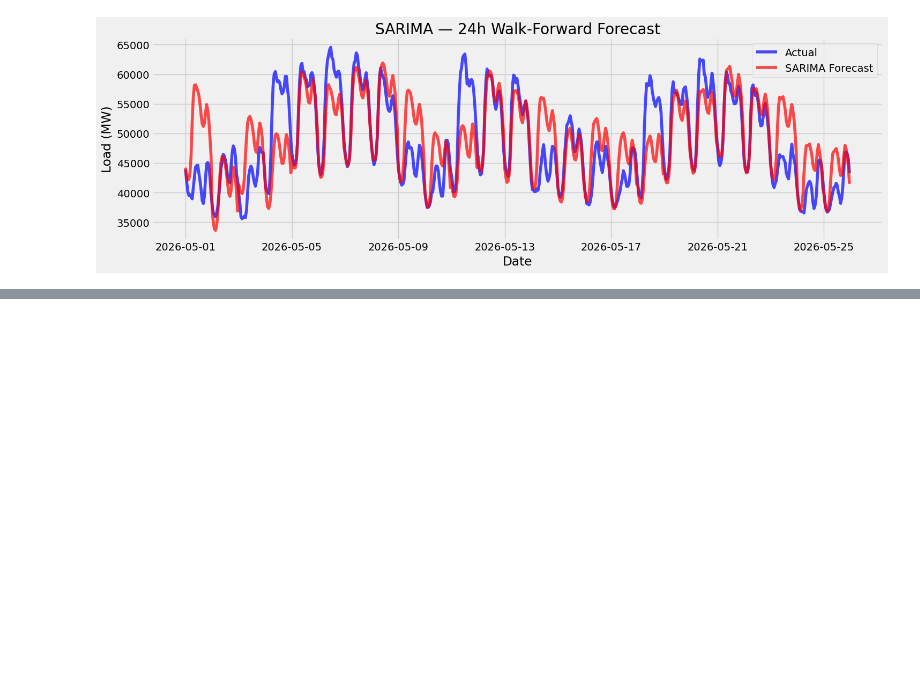
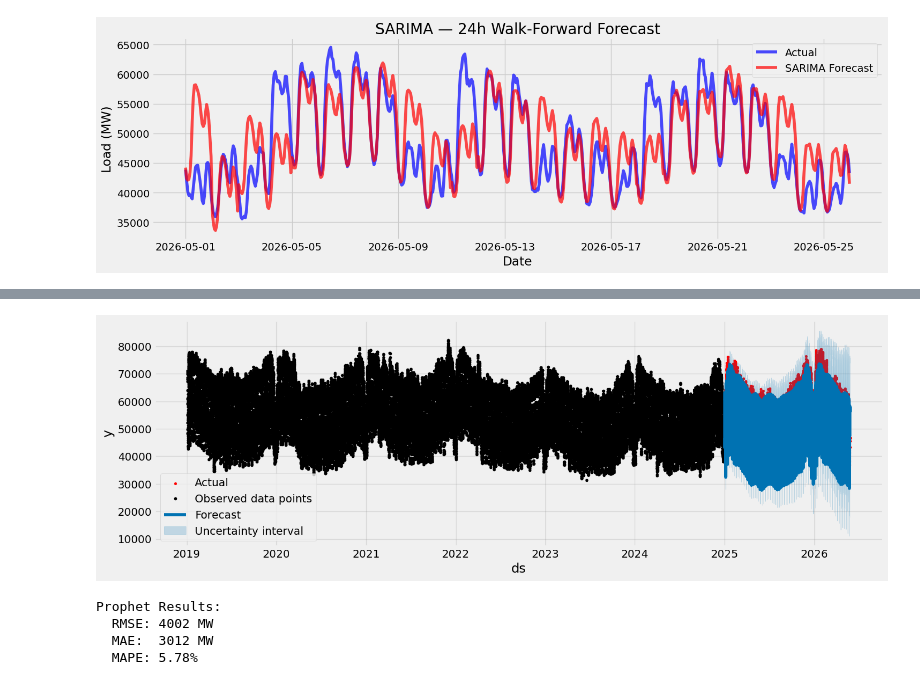
Before and after one commit to samithcsachi/grid-forecast, a Jupyter notebook: research/Model_Experiments.ipynb, the cells around one changed output, grey strips where cells are left out. Cells and saved outputs as stored; diff of their text form; code cells hidden in the pictures; blank space fills up the shorter version.

```diff
--- a/research/Model_Experiments.ipynb
+++ b/research/Model_Experiments.ipynb
@@ -189,0 +255,29 @@ plt.show()
+# %%
+# Plot the forecast with the actuals
+f, ax = plt.subplots(figsize=(15, 5))
+ax.scatter(test_prophet.index, test_prophet, color='r', label='Actual', s=10)
+
+# Plot Prophet forecast
+fig = model.plot(power_test_fcst, ax=ax)
+plt.legend()
+plt.show()
+# %% [output]
+[figure, added]
+# %%
+predictions_prophet = power_test_fcst['yhat'].values
+actuals_prophet = test_prophet.values
+
+
+rmse = np.sqrt(mean_squared_error(actuals_prophet, predictions_prophet))
+mae = mean_absolute_error(actuals_prophet, predictions_prophet)
+mape = np.mean(np.abs((actuals_prophet - predictions_prophet) / actuals_prophet)) * 100
+
+print("\nProphet Results:")
+print(f"  RMSE: {rmse:.0f} MW")
+print(f"  MAE:  {mae:.0f} MW")
+print(f"  MAPE: {mape:.2f}%")
+# %% [output]
+Prophet Results:
+  RMSE: 4002 MW
+  MAE:  3012 MW
+  MAPE: 5.78%
```
Also changed, not shown: parts of 8 cells of this notebook, 2 other files.
